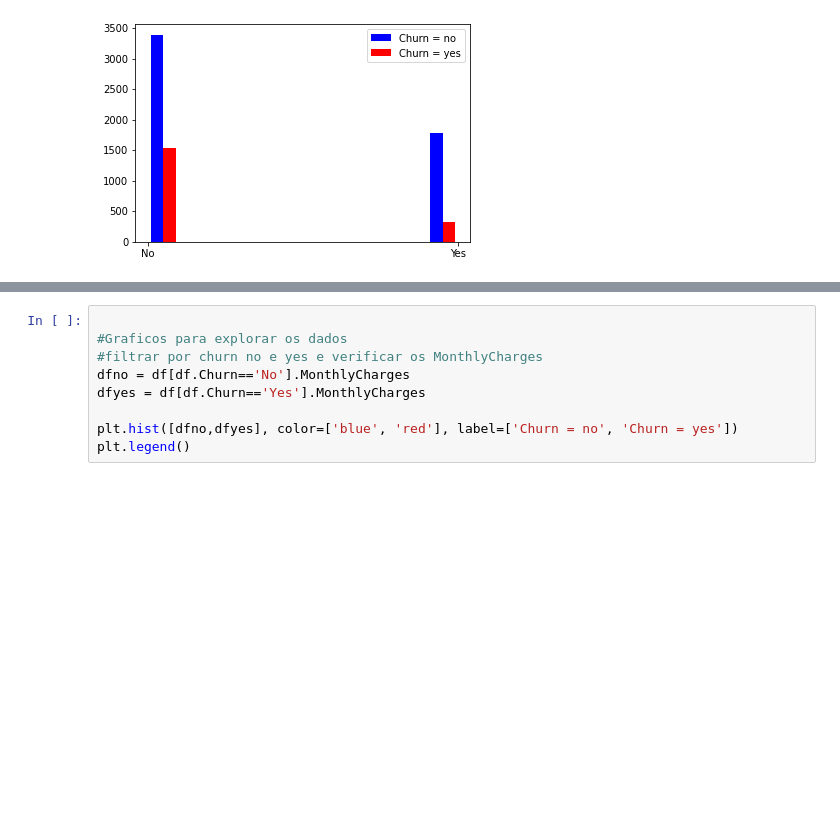
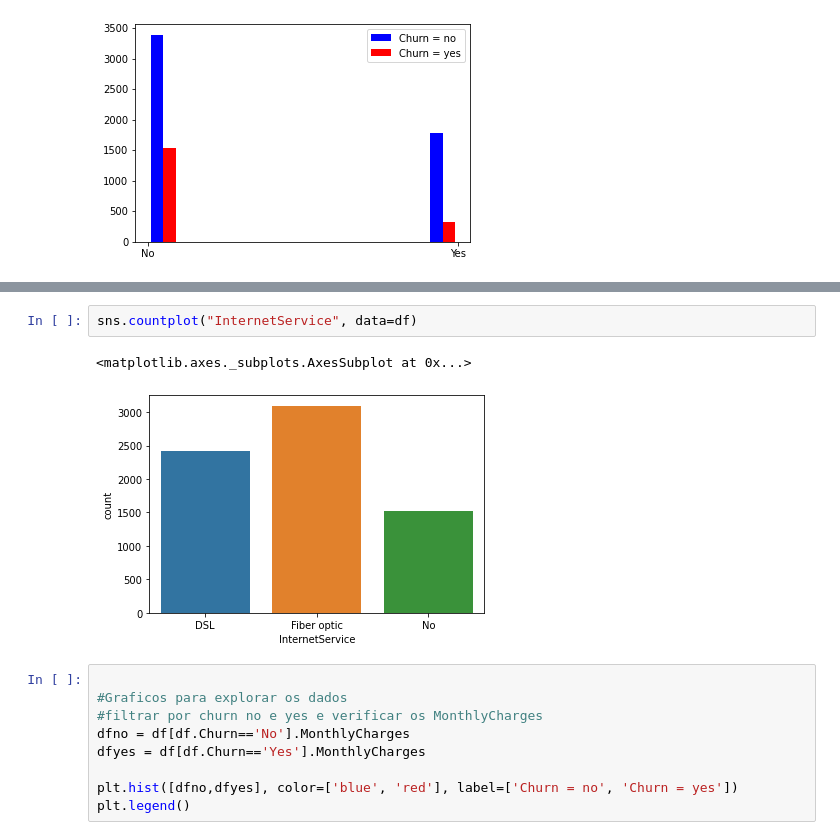
Before and after one commit to Viniciusalgueiro/Studing_DataScience, a Jupyter notebook: churn_Model.ipynb, the cells around one changed output, grey strips where cells are left out. Drawn from its saved outputs; the diff is of its cells as text; blank space fills up the shorter version.

```diff
--- a/churn_Model.ipynb
+++ b/churn_Model.ipynb
@@ -141,3 +152,8 @@ plt.legend()
+# %%
+sns.countplot("InternetService", data=df)
+# %% [output]
+<matplotlib.axes._subplots.AxesSubplot at 0x...>
+[figure, added]
 # %%
 
 #Graficos para explorar os dados
```
Also changed, not shown: parts of 9 cells of this notebook.
